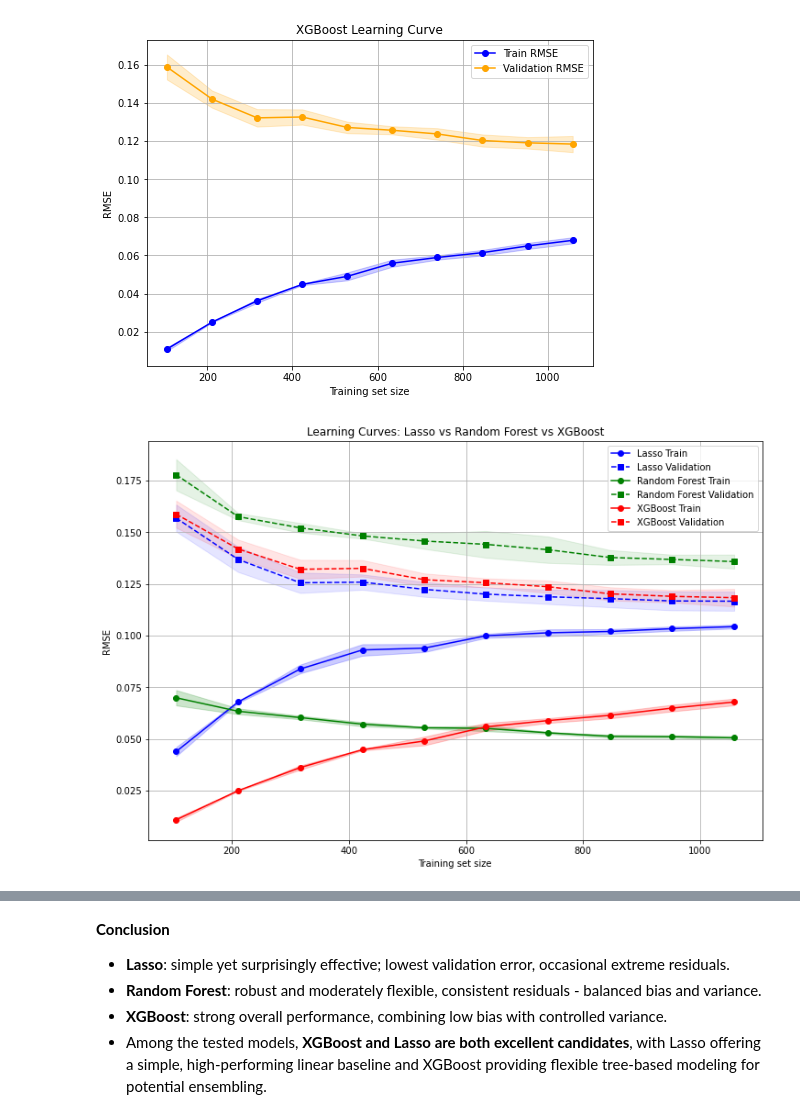
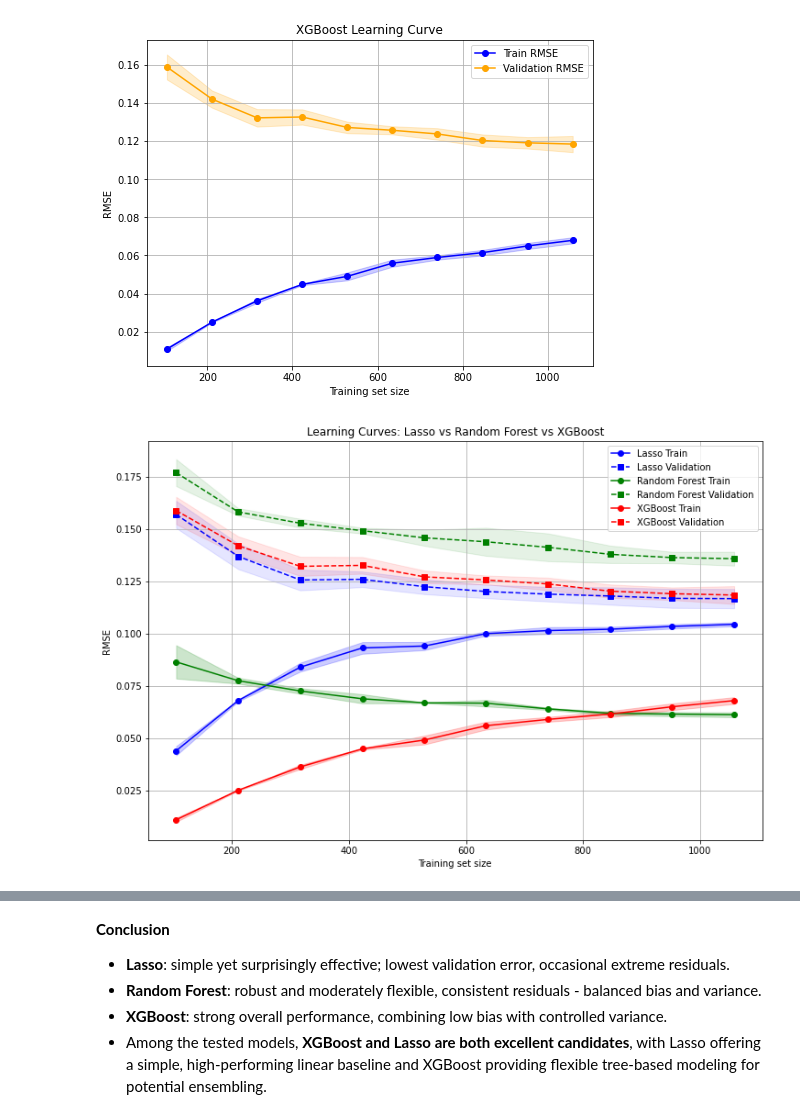
Before and after one commit to lucad1396/projects_desk, a Jupyter notebook: HousingPricesCompetition_Kaggle.ipynb, the cells around one changed output, grey strips where cells are left out. Drawn from its saved outputs; the diff is of its cells as text; code cells hidden in the pictures.

```diff
--- a/HousingPricesCompetition_Kaggle.ipynb
+++ b/HousingPricesCompetition_Kaggle.ipynb
@@ -998,13 +1005,13 @@ ordinal_pipeline = Pipeline(steps=[
 # One-hot pipeline
 onehot_pipeline = Pipeline(steps=[
     ('imputer', SimpleImputer(strategy='most_frequent')),
-    ('encoder', OneHotEncoder(handle_unknown='ignore', sparse=False))
+    ('encoder', OneHotEncoder(handle_unknown='ignore', sparse_output=False))
 ])
 
 # "Other" categorical pipeline (still one-hot)
 other_cat_pipeline = Pipeline(steps=[
     ('imputer', SimpleImputer(strategy='most_frequent')),
-    ('encoder', OneHotEncoder(handle_unknown='ignore', sparse=False))
+    ('encoder', OneHotEncoder(handle_unknown='ignore', sparse_output=False))
 ])
 # %%
 # Numerical pipeline: median imputation + scaling
@@ -1126,7 +1133,7 @@ ord_pipeline = Pipeline([
 
 onehot_pipeline = Pipeline([
     ("imputer", SimpleImputer(strategy="most_frequent")),
-    ("encoder", OneHotEncoder(handle_unknown="ignore", sparse=False))
+    ("encoder", OneHotEncoder(handle_unknown="ignore", sparse_output=False))
 ])
 
 # --- Progressive tests ---
@@ -1513,13 +1520,14 @@ param_dist = {
     'max_depth': [None, 10, 20, 30],
     'min_samples_split': [2, 5, 10],
     'min_samples_leaf': [1, 2, 4],
-    'max_features': ['auto', 'sqrt', 'log2']
+    'max_features': [1.0, 'sqrt', 'log2']
 }
 
+#'max_features': ['auto', 'sqrt', 'log2']
 rf_search = RandomizedSearchCV(
     rf_model,
     param_distributions=param_dist,
-    n_iter=20,
+    n_iter=50,
     scoring='neg_root_mean_squared_error',
     cv=kf,
     random_state=42,
@@ -2046,36 +2058,38 @@ def plot_learning_curve_multi(models, X, y, title="Learning Curves", cv=5):
     plt.xlabel("Training set size")
     plt.ylabel("RMSE")
     plt.grid(True)
     plt.legend(loc="best")
     plt.show()
 
 # Use the preprocessed pipeline for X_train_clean
 X_proc = preprocessor.fit_transform(X_train_clean)
 y_log = np.log1p(y_train_clean)
 
 models = {
     "Lasso": Lasso(alpha=lasso_search.best_params_['model__alpha']),
     "Random Forest": RandomForestRegressor(
-        n_estimators=500, max_depth=20, min_samples_split=2, min_samples_leaf=1,
-        max_features='auto', random_state=42
+        n_estimators=rf_search.best_params_['n_estimators'], max_depth=rf_search.best_params_['max_depth'],
+        min_samples_split=rf_search.best_params_['min_samples_split'],
+        min_samples_leaf=rf_search.best_params_['min_samples_leaf'],
+        max_features=rf_search.best_params_['max_features'], random_state=42, n_jobs=-1
     ),
     "XGBoost": xgb.XGBRegressor(
         n_estimators=xgb_search.best_params_['n_estimators'],
         max_depth=xgb_search.best_params_['max_depth'],
         learning_rate=xgb_search.best_params_['learning_rate'],
         subsample=xgb_search.best_params_['subsample'],
         colsample_bytree=xgb_search.best_params_['colsample_bytree'],
         gamma=xgb_search.best_params_['gamma'],
         reg_alpha=xgb_search.best_params_['reg_alpha'],
         reg_lambda=xgb_search.best_params_['reg_lambda'],
         random_state=42,
         n_jobs=-1
     )
 }
 
 plot_learning_curve_multi(models, X_proc, y_log, title="Learning Curves: Lasso vs Random Forest vs XGBoost")
 # %% [output]
-[figure, old version]
+[figure, new version]
 # %% [markdown]
 **Insights from Learning Curves**
 
```
Also changed, not shown: parts of 30 cells of this notebook.
